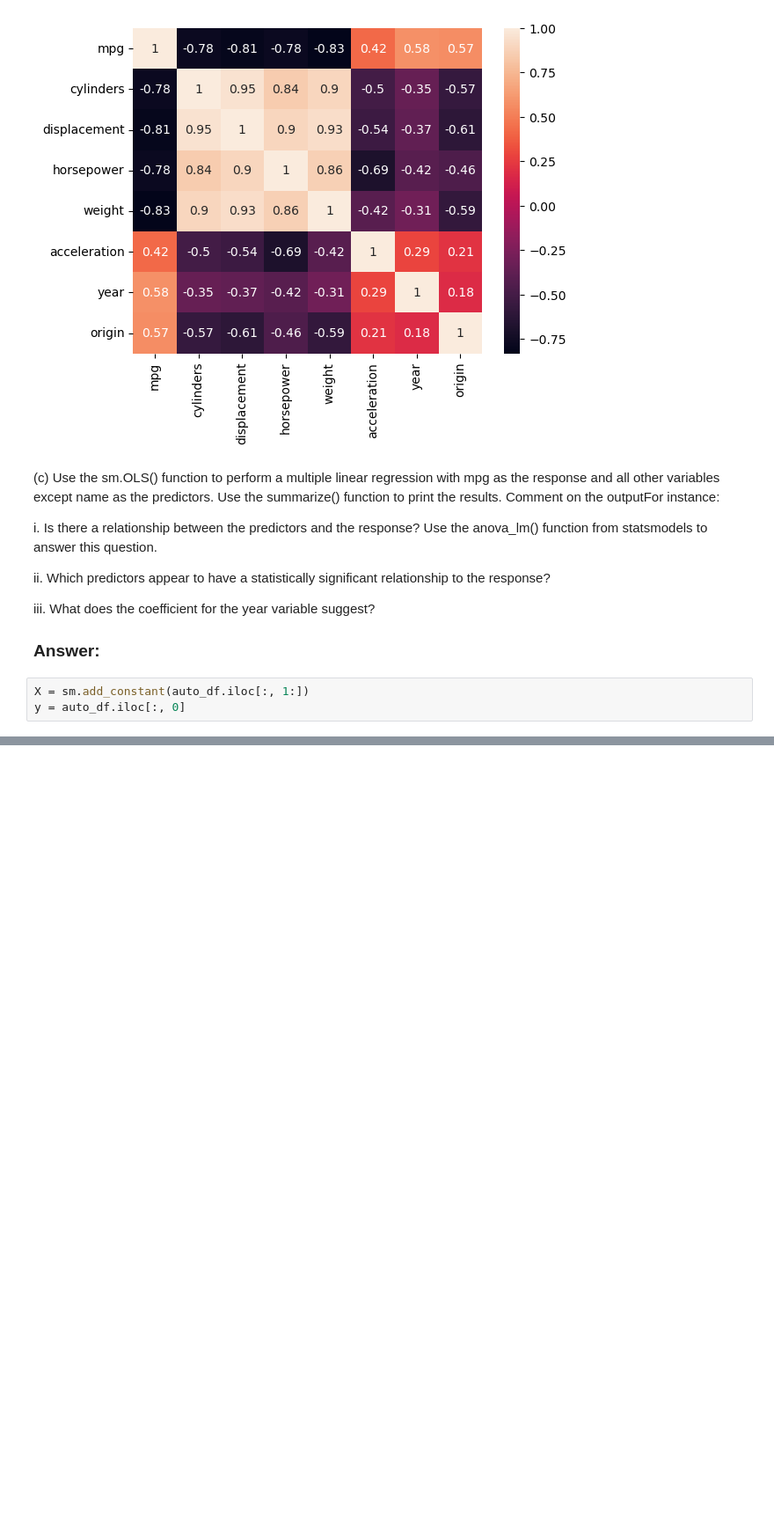
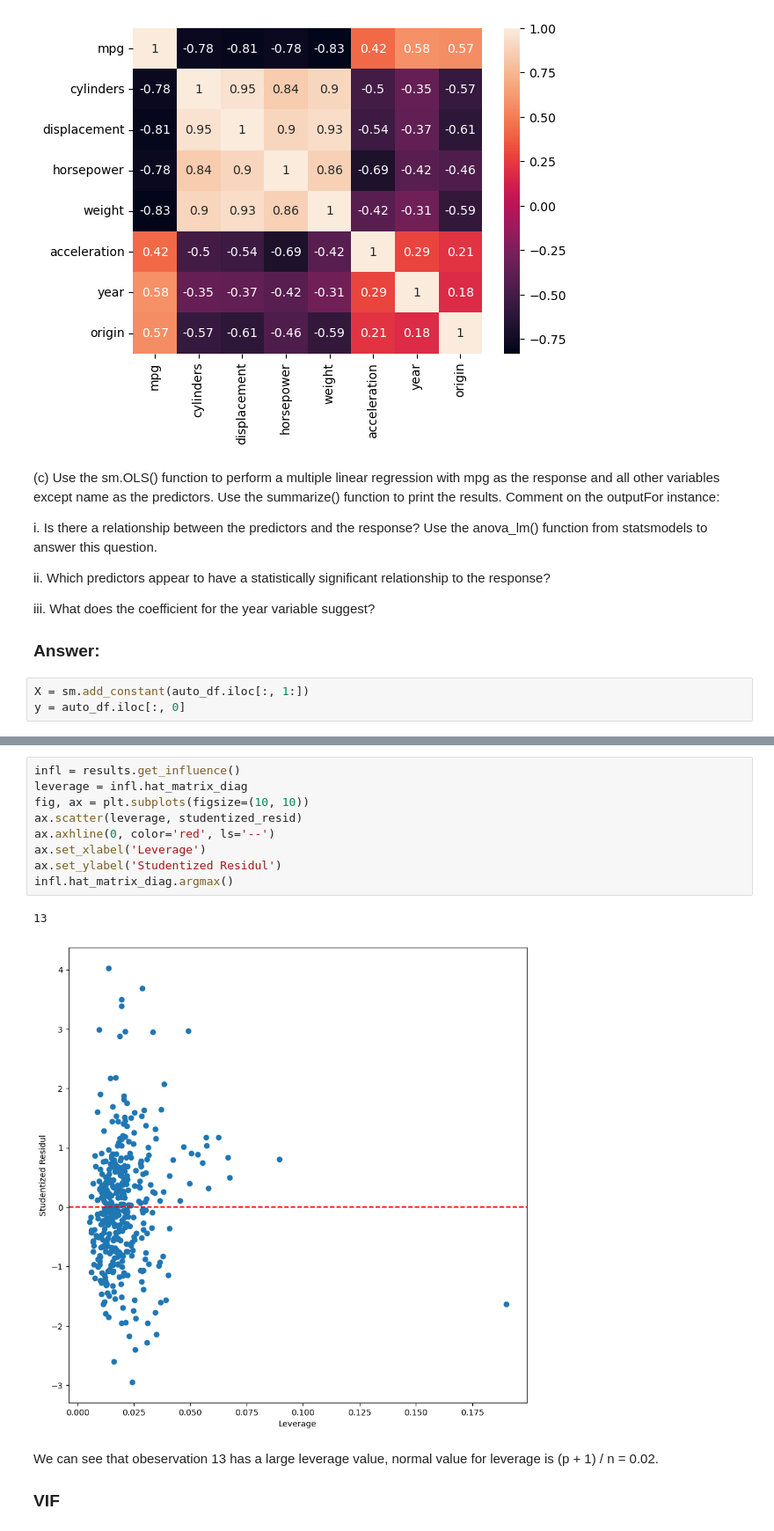
Before and after one commit to ki94mach/ISLP-Exercises, a Jupyter notebook: Chapter_03/Applied.ipynb, the cells around one changed output, grey strips where cells are left out. Shown at 88% size. Saved outputs shown, nothing was run; the diff lists cells and outputs as text; blank space fills up the shorter version.

```diff
--- a/Chapter_03/Applied.ipynb
+++ b/Chapter_03/Applied.ipynb
@@ -215,0 +246,16 @@ iii. The coefficient of year suggests that each year that is added, mpg increase
+# %%
+infl = results.get_influence()
+leverage = infl.hat_matrix_diag
+fig, ax = plt.subplots(figsize=(10, 10))
+ax.scatter(leverage, studentized_resid)
+ax.axhline(0, color='red', ls='--')
+ax.set_xlabel('Leverage')
+ax.set_ylabel('Studentized Residul')
+infl.hat_matrix_diag.argmax()
+# %% [output]
+13
+[figure, added]
+# %% [markdown]
+We can see that obeservation 13 has a large leverage value, normal value for leverage is (p + 1) / n = 0.02.
+
+### VIF
```
Also changed, not shown: parts of 12 cells of this notebook, 1 other file.
